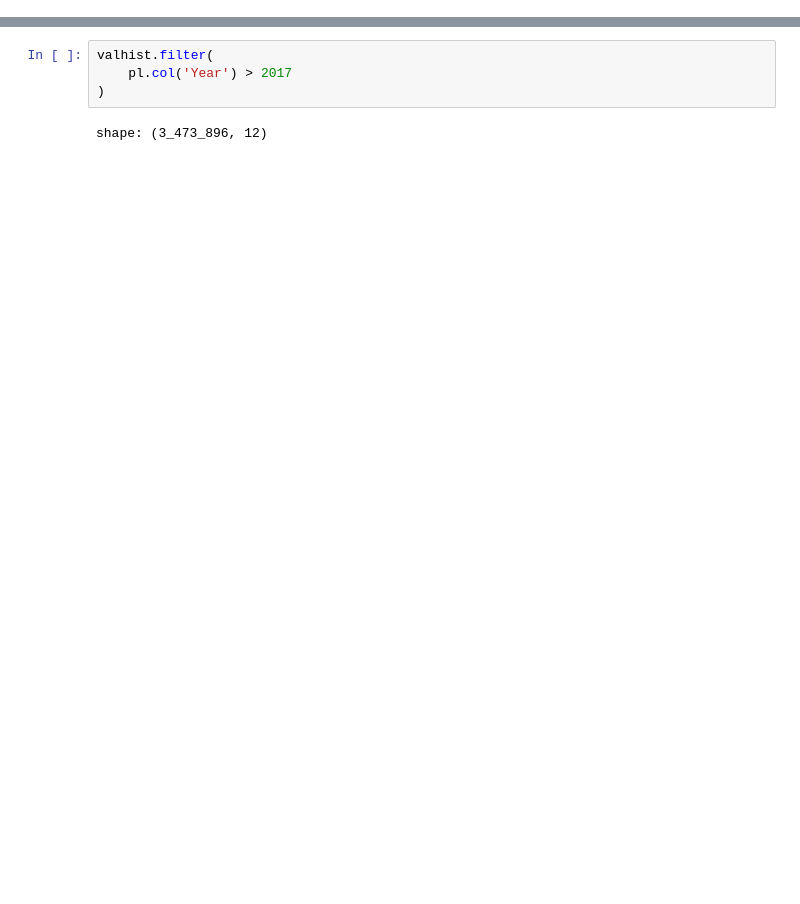
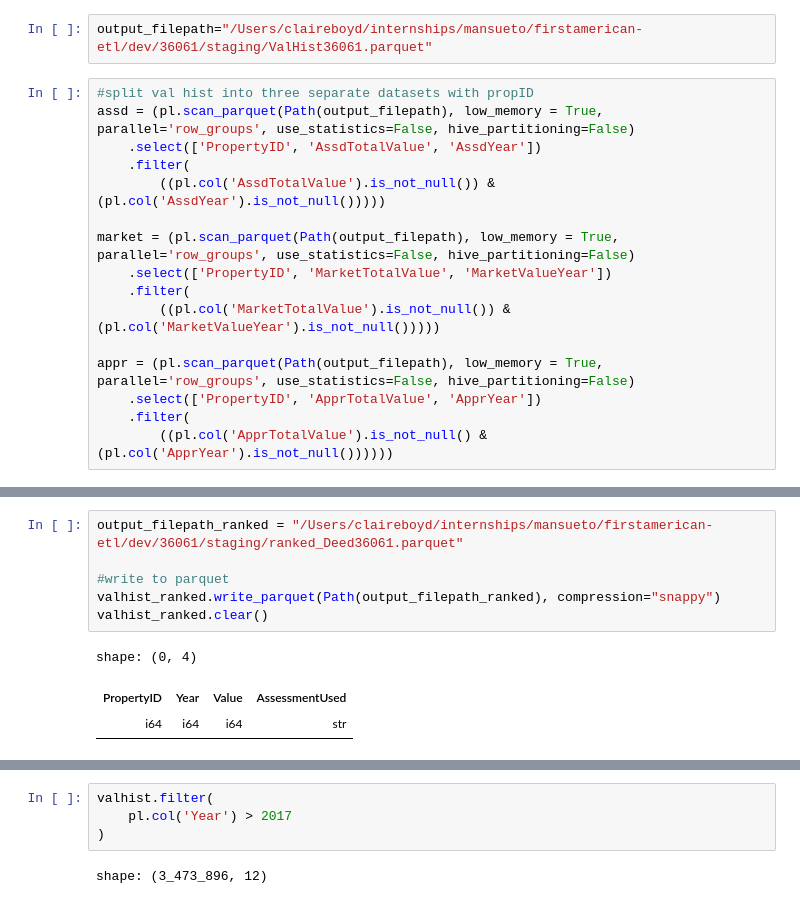
Before and after one commit to mansueto-institute/firstamerican-etl, a Jupyter notebook: scratch.ipynb, the cells around one changed output, grey strips where cells are left out. Saved outputs shown, nothing was run; the diff lists cells and outputs as text; blank space fills up the shorter version.

```diff
--- a/scratch.ipynb
+++ b/scratch.ipynb
@@ -19,0 +35,18 @@ merged = pl.read_parquet(path_to_dir+f"dev/{county}/unified/merged.parquet")
+# %%
+output_filepath="/Users/claireboyd/internships/mansueto/firstamerican-etl/dev/36061/staging/ValHist36061.parquet"
+# %%
+#split val hist into three separate datasets with propID
+assd = (pl.scan_parquet(Path(output_filepath), low_memory = True, parallel='row_groups', use_statistics=False, hive_partitioning=False)
+    .select(['PropertyID', 'AssdTotalValue', 'AssdYear'])
+    .filter(
+        ((pl.col('AssdTotalValue').is_not_null()) & (pl.col('AssdYear').is_not_null()))))
+
+market = (pl.scan_parquet(Path(output_filepath), low_memory = True, parallel='row_groups', use_statistics=False, hive_partitioning=False)
+    .select(['PropertyID', 'MarketTotalValue', 'MarketValueYear'])
+    .filter(
+        ((pl.col('MarketTotalValue').is_not_null()) & (pl.col('MarketValueYear').is_not_null()))))
+
+appr = (pl.scan_parquet(Path(output_filepath), low_memory = True, parallel='row_groups', use_statistics=False, hive_partitioning=False)
+    .select(['PropertyID', 'ApprTotalValue', 'ApprYear'])
+    .filter(
+        ((pl.col('ApprTotalValue').is_not_null() & (pl.col('ApprYear').is_not_null())))))
@@ -19,0 +121,10 @@ merged = pl.read_parquet(path_to_dir+f"dev/{county}/unified/merged.parquet")
+# %%
+output_filepath_ranked = "/Users/claireboyd/internships/mansueto/firstamerican-etl/dev/36061/staging/ranked_Deed36061.parquet"
+
+#write to parquet
+valhist_ranked.write_parquet(Path(output_filepath_ranked), compression="snappy")
+valhist_ranked.clear()
+# %% [output]
+shape: (0, 4)
+| PropertyID | Year | Value | AssessmentUsed |
+| i64 | i64 | i64 | str |
```
Also changed, not shown: parts of 9 cells of this notebook, 1 other file.
